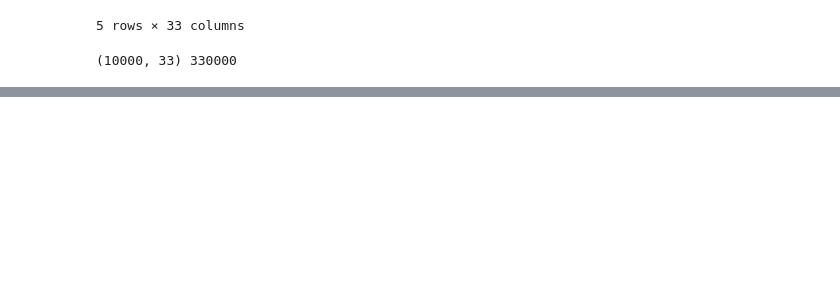
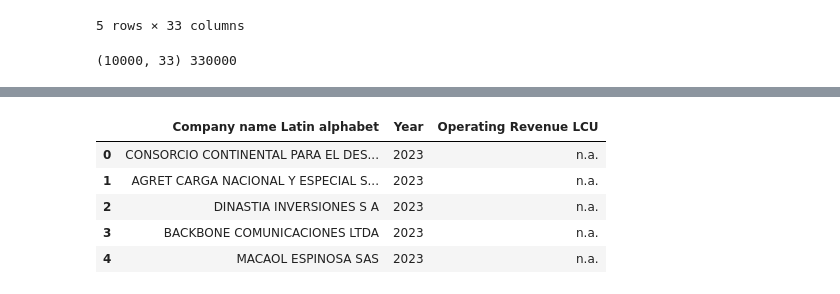
Before and after one commit to alexanderquispe/MediaLab_Summer_Python, a Jupyter notebook: assignments/assignment4/group_3_ass_4_2024.ipynb, the cells around one changed output, grey strips where cells are left out. Saved outputs shown, nothing was run; the diff lists cells and outputs as text; code cells hidden in the pictures; blank space fills up the shorter version.

```diff
--- a/assignments/assignment4/group_3_ass_4_2024.ipynb
+++ b/assignments/assignment4/group_3_ass_4_2024.ipynb
@@ -57,0 +84,22 @@ data.head()
+# %%
+########################################## Reshaping  ##########################################
+
+
+# Reshaping the dataset from wide to long format at the year level
+# 'id_vars' is used to keep the 'Company name Latin alphabet' column as is
+# 'var_name' names the new column that will contain the years
+# 'value_name' names the new column that will contain the operating revenues
+reshaped_df = data.melt(id_vars=["Company name Latin alphabet"], var_name="Year", value_name="Operating Revenue LCU")
+
+# Extracting the year from the 'Year' column
+# The lambda function takes each entry in 'Year', splits it by spaces, and takes the last part (which is the year)
+reshaped_df['Year'] = reshaped_df['Year'].apply(lambda x: x.split()[-1])
+
+reshaped_df.head()  # Displaying the first 5 rows of the reshaped dataframe
+# %% [output]
+|  | Company name Latin alphabet | Year | Operating Revenue LCU |
+| 0 | CONSORCIO CONTINENTAL PARA EL DES... | 2023 | n.a. |
+| 1 | AGRET CARGA NACIONAL Y ESPECIAL S... | 2023 | n.a. |
+| 2 | DINASTIA INVERSIONES S A | 2023 | n.a. |
+| 3 | BACKBONE COMUNICACIONES LTDA | 2023 | n.a. |
+| 4 | MACAOL ESPINOSA SAS | 2023 | n.a. |
```
Also changed, not shown: parts of 2 cells of this notebook.
